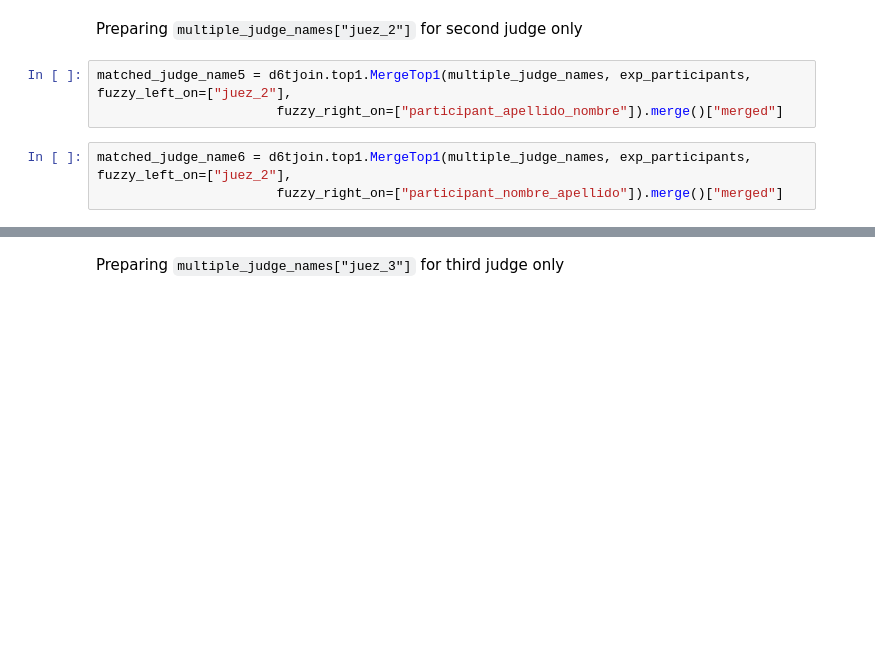
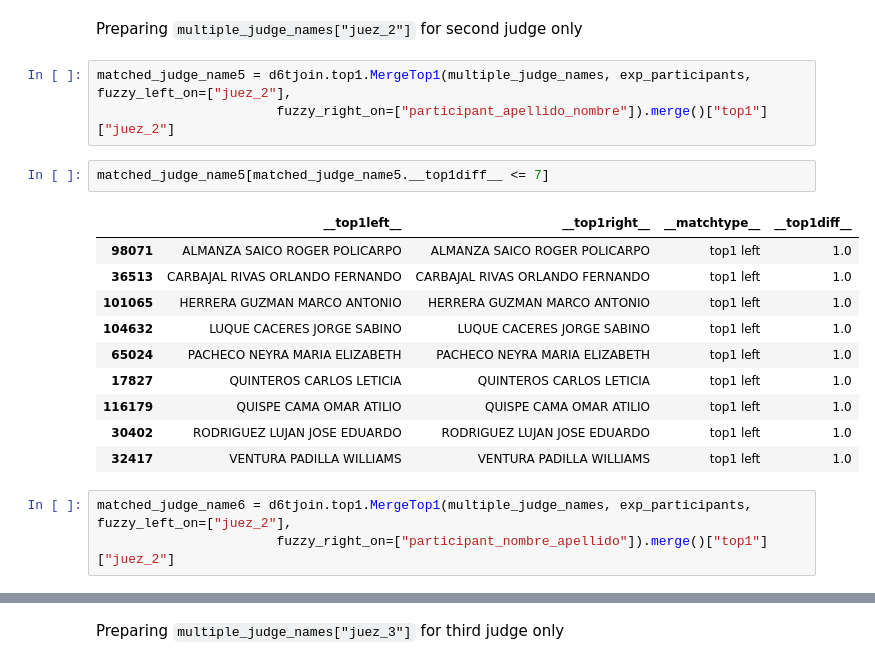
Before and after one commit to mgutierrezc/peru-amag-stats, a Jupyter notebook: case_outcomes/Case Outcomes for Amag II.ipynb, the cells around one changed output, grey strips where cells are left out. Cells and saved outputs as stored; diff of their text form; blank space fills up the shorter version.

```diff
--- a/case_outcomes/Case Outcomes for Amag II.ipynb
+++ b/case_outcomes/Case Outcomes for Amag II.ipynb
@@ -339,7 +386,20 @@ matched_judge_name4 = d6tjoin.top1.MergeTop1(multiple_judge_names, exp_participa
 Preparing `multiple_judge_names["juez_2"]` for second judge only
 # %%
 matched_judge_name5 = d6tjoin.top1.MergeTop1(multiple_judge_names, exp_participants, fuzzy_left_on=["juez_2"],
-                       fuzzy_right_on=["participant_apellido_nombre"]).merge()["merged"]
+                       fuzzy_right_on=["participant_apellido_nombre"]).merge()["top1"]["juez_2"]
+# %%
+matched_judge_name5[matched_judge_name5.__top1diff__ <= 7]
+# %% [output]
+|  | __top1left__ | __top1right__ | __matchtype__ | __top1diff__ |
+| 98071 | ALMANZA SAICO ROGER POLICARPO | ALMANZA SAICO ROGER POLICARPO | top1 left | 1.0 |
+| 36513 | CARBAJAL RIVAS ORLANDO FERNANDO | CARBAJAL RIVAS ORLANDO FERNANDO | top1 left | 1.0 |
+| 101065 | HERRERA GUZMAN MARCO ANTONIO | HERRERA GUZMAN MARCO ANTONIO | top1 left | 1.0 |
+| 104632 | LUQUE CACERES JORGE SABINO | LUQUE CACERES JORGE SABINO | top1 left | 1.0 |
+| 65024 | PACHECO NEYRA MARIA ELIZABETH | PACHECO NEYRA MARIA ELIZABETH | top1 left | 1.0 |
+| 17827 | QUINTEROS CARLOS LETICIA | QUINTEROS CARLOS LETICIA | top1 left | 1.0 |
+| 116179 | QUISPE CAMA OMAR ATILIO | QUISPE CAMA OMAR ATILIO | top1 left | 1.0 |
+| 30402 | RODRIGUEZ LUJAN JOSE EDUARDO | RODRIGUEZ LUJAN JOSE EDUARDO | top1 left | 1.0 |
+| 32417 | VENTURA PADILLA WILLIAMS | VENTURA PADILLA WILLIAMS | top1 left | 1.0 |
 # %%
 matched_judge_name6 = d6tjoin.top1.MergeTop1(multiple_judge_names, exp_participants, fuzzy_left_on=["juez_2"],
-                       fuzzy_right_on=["participant_nombre_apellido"]).merge()["merged"]
+                       fuzzy_right_on=["participant_nombre_apellido"]).merge()["top1"]["juez_2"]
```
Also changed, not shown: parts of 50 cells of this notebook.
